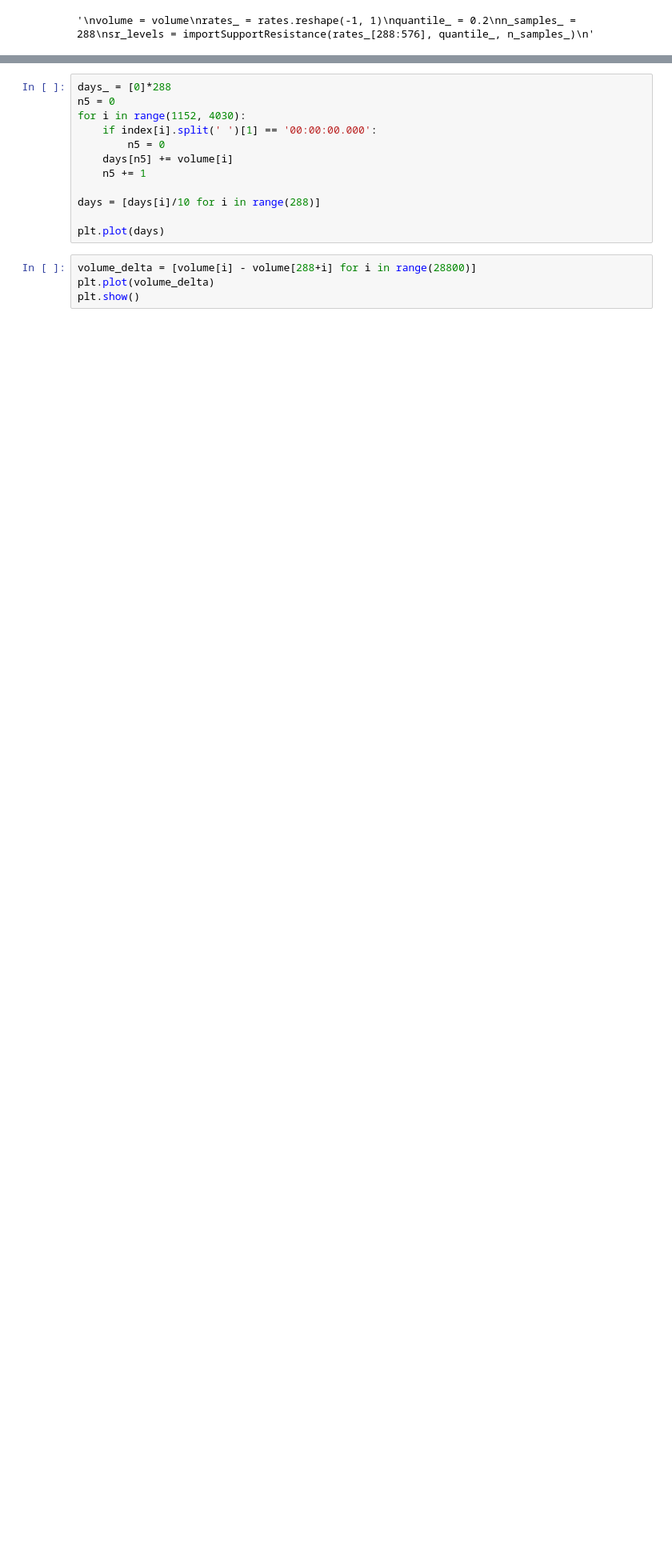
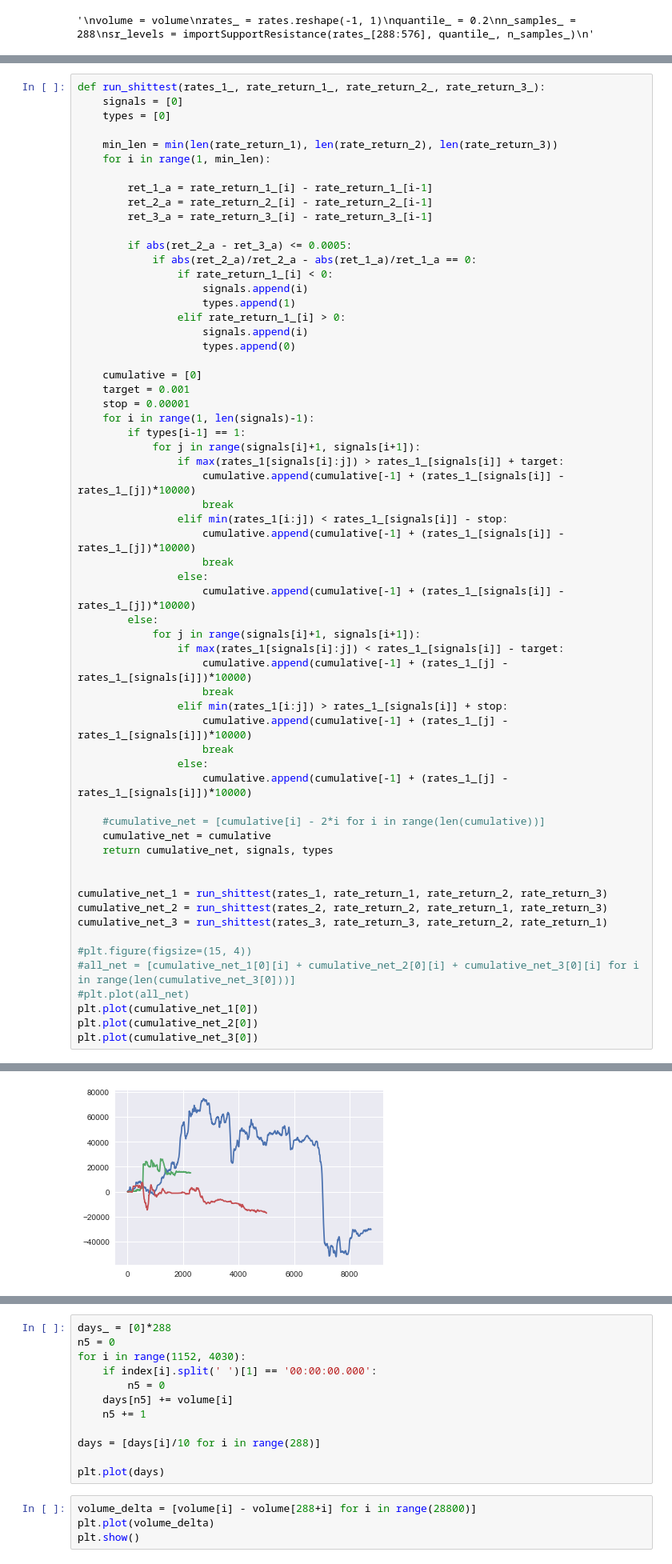
Before and after one commit to vdaytona/_data, a Jupyter notebook: wip_sourcefiles/volume_rnd/volume_sr_2.ipynb, the cells around one changed output, grey strips where cells are left out. Shown at 80% size. Drawn from its saved outputs; the diff is of its cells as text; blank space fills up the shorter version.

```diff
--- a/wip_sourcefiles/volume_rnd/volume_sr_2.ipynb
+++ b/wip_sourcefiles/volume_rnd/volume_sr_2.ipynb
@@ -107,0 +159,62 @@ plt.show()
+# %%
+def run_shittest(rates_1_, rate_return_1_, rate_return_2_, rate_return_3_):
+    signals = [0]
+    types = [0]
+
+    min_len = min(len(rate_return_1), len(rate_return_2), len(rate_return_3))
+    for i in range(1, min_len):
+
+        ret_1_a = rate_return_1_[i] - rate_return_1_[i-1]
+        ret_2_a = rate_return_2_[i] - rate_return_2_[i-1]
+        ret_3_a = rate_return_3_[i] - rate_return_3_[i-1]
+
+        if abs(ret_2_a - ret_3_a) <= 0.0005:
+            if abs(ret_2_a)/ret_2_a - abs(ret_1_a)/ret_1_a == 0:
+                if rate_return_1_[i] < 0:
+                    signals.append(i)
+                    types.append(1)
+                elif rate_return_1_[i] > 0:
+                    signals.append(i)
+                    types.append(0)
+
+    cumulative = [0]
+    target = 0.001
+    stop = 0.00001
+    for i in range(1, len(signals)-1):
+        if types[i-1] == 1:
+            for j in range(signals[i]+1, signals[i+1]):
+                if max(rates_1[signals[i]:j]) > rates_1_[signals[i]] + target:
+                    cumulative.append(cumulative[-1] + (rates_1_[signals[i]] - rates_1_[j])*10000)
+                    break
+                elif min(rates_1[i:j]) < rates_1_[signals[i]] - stop:
+                    cumulative.append(cumulative[-1] + (rates_1_[signals[i]] - rates_1_[j])*10000)
+                    break
+                else:
+                    cumulative.append(cumulative[-1] + (rates_1_[signals[i]] - rates_1_[j])*10000)
+        else:
+            for j in range(signals[i]+1, signals[i+1]):
+                if max(rates_1[signals[i]:j]) < rates_1_[signals[i]] - target:
+                    cumulative.append(cumulative[-1] + (rates_1_[j] - rates_1_[signals[i]])*10000)
+                    break
+                elif min(rates_1[i:j]) > rates_1_[signals[i]] + stop:
+                    cumulative.append(cumulative[-1] + (rates_1_[j] - rates_1_[signals[i]])*10000)
+                    break
+                else:
+                    cumulative.append(cumulative[-1] + (rates_1_[j] - rates_1_[signals[i]])*10000)
+
+    #cumulative_net = [cumulative[i] - 2*i for i in range(len(cumulative))]
+    cumulative_net = cumulative
+    return cumulative_net, signals, types
+
+
+cumulative_net_1 = run_shittest(rates_1, rate_return_1, rate_return_2, rate_return_3)
+cumulative_net_2 = run_shittest(rates_2, rate_return_2, rate_return_1, rate_return_3)
+cumulative_net_3 = run_shittest(rates_3, rate_return_3, rate_return_2, rate_return_1)
+
+#plt.figure(figsize=(15, 4))
+#all_net = [cumulative_net_1[0][i] + cumulative_net_2[0][i] + cumulative_net_3[0][i] for i in range(len(cumulative_net_3[0]))]
+#plt.plot(all_net)
+plt.plot(cumulative_net_1[0])
+plt.plot(cumulative_net_2[0])
+plt.plot(cumulative_net_3[0])
+# %% [output]
@@ -107,0 +222 @@ plt.show()
+[figure, added]
```
Also changed, not shown: parts of 16 cells of this notebook, 16 other files.
